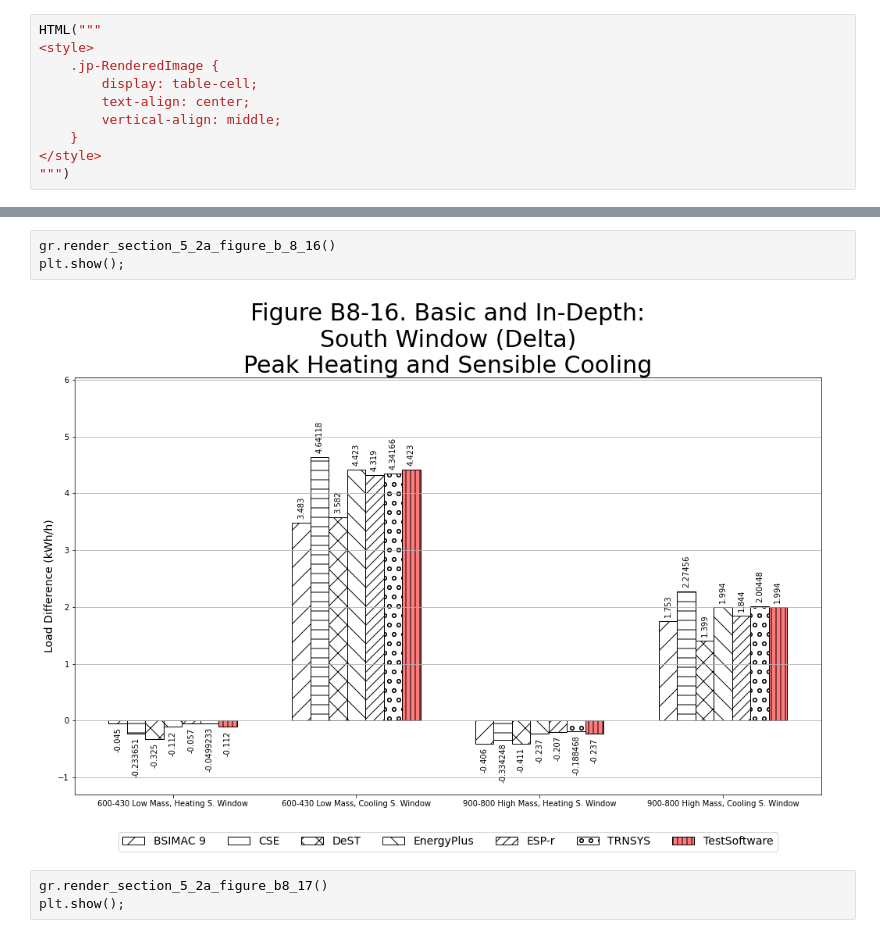
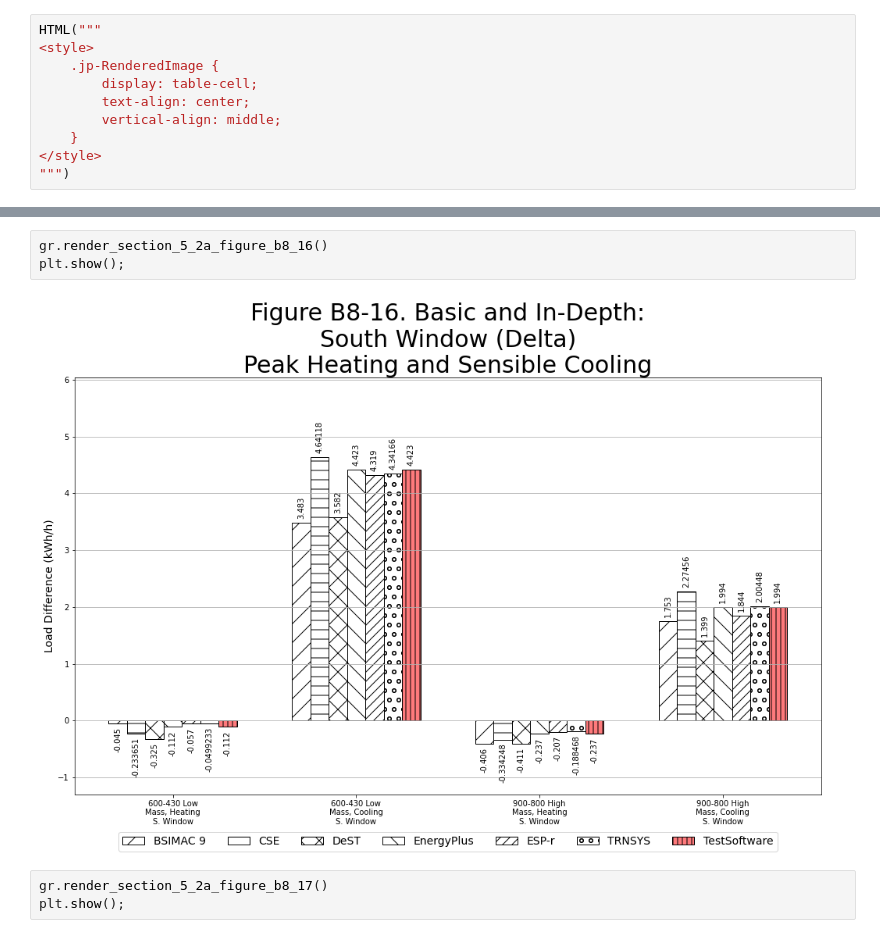
Before and after one commit to JasonGlazer/ashrae-140-automation, a Jupyter notebook: rendered/base/RESULTS5-2A.ipynb, the cells around one changed output, grey strips where cells are left out. Saved outputs shown, nothing was run; the diff lists cells and outputs as text.

```diff
--- a/rendered/base/RESULTS5-2A.ipynb
+++ b/rendered/base/RESULTS5-2A.ipynb
@@ -118,8 +118,8 @@ plt.show();
 # %%
-gr.render_section_5_2a_figure_b_8_16()
+gr.render_section_5_2a_figure_b8_16()
 plt.show();
 # %% [output]
-[figure, old version]
+[figure, new version]
 # %%
 gr.render_section_5_2a_figure_b8_17()
 plt.show();
```
Also changed, not shown: parts of 26 cells of this notebook, 32 other files.
